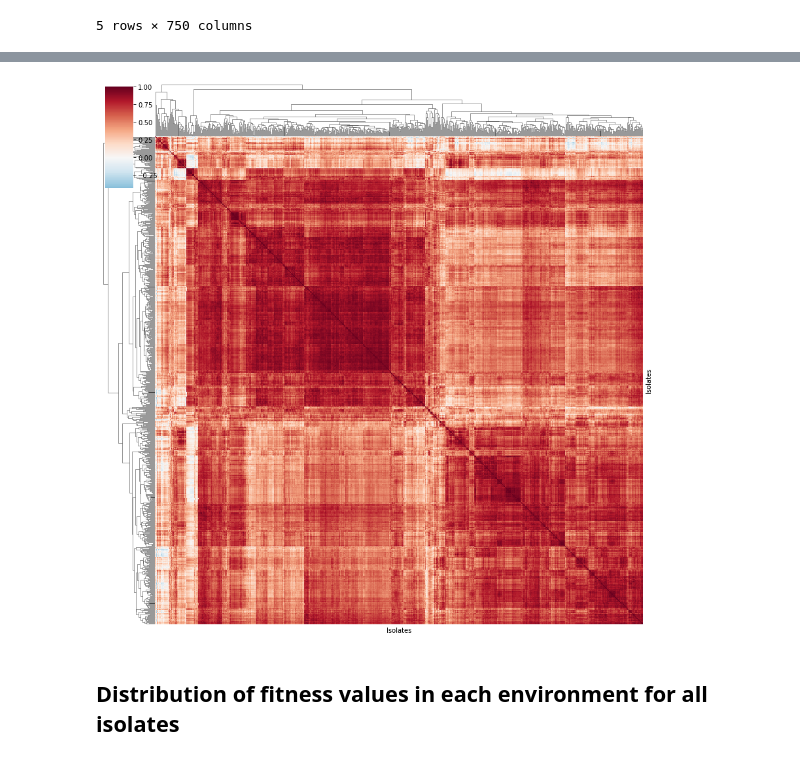
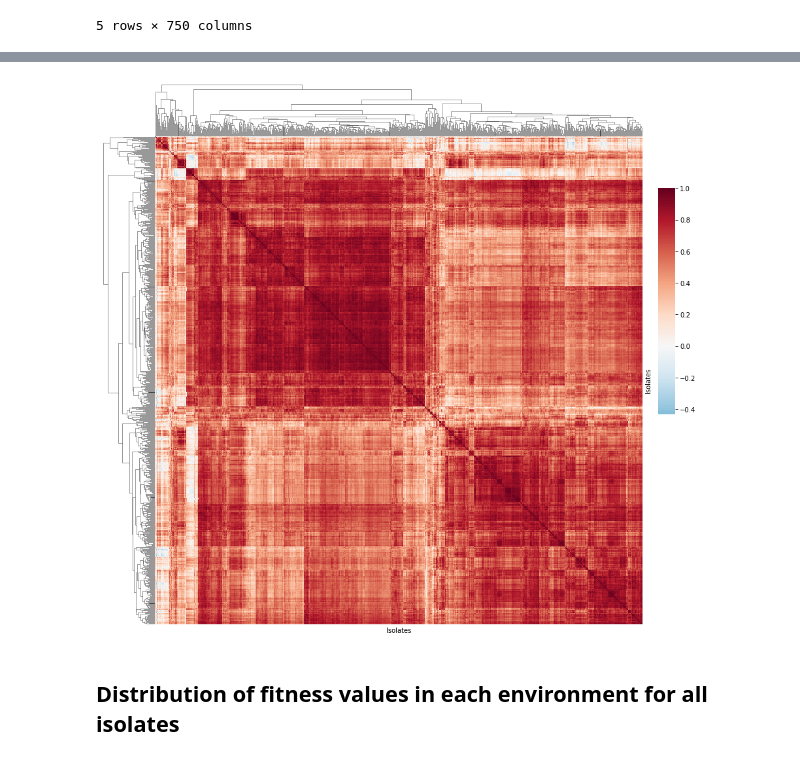
Before and after one commit to ksegaba/Yeast-Project, a Jupyter notebook: Scripts/Data_Vis/pheno_data_plots.ipynb, the cells around one changed output, grey strips where cells are left out. Saved outputs shown, nothing was run; the diff lists cells and outputs as text; code cells hidden in the pictures.

```diff
--- a/Scripts/Data_Vis/pheno_data_plots.ipynb
+++ b/Scripts/Data_Vis/pheno_data_plots.ipynb
@@ -198,13 +211,14 @@ plt.savefig("/mnt/home/seguraab/Shiu_Lab/Project/Scripts/Data_Vis/pheno_envs_cor
 # %%
 fig = sns.clustermap(pheno_corr_isolates, figsize=(12,12), cmap="RdBu_r", yticklabels=False, xticklabels=False, center=0, dendrogram_ratio=(.1, .1)) #cbar_pos=(, .7, 0.02, .2),
 ax = fig.ax_heatmap
 ax.set_xlabel("Isolates")
 ax.set_ylabel("Isolates")
 ax.tick_params(right=False, bottom=False)
-plt.tight_layout(rect=[0, 0.7, 0, 0.7]) # left, bottom, right, top
+fig.ax_cbar.set_position((1, .4, .03, .4))
+#plt.tight_layout(rect=[0, 0.7, 0, 0.7]) # left, bottom, right, top
 plt.savefig("/mnt/home/seguraab/Shiu_Lab/Project/Scripts/Data_Vis/pheno_isolates_corr.pdf", bbox_inches = "tight")
 # %% [output]
-[figure, old version]
+[figure, new version]
 # %% [markdown]
 ## Distribution of fitness values in each environment for all isolates
 # %%
```
Also changed, not shown: parts of 22 cells of this notebook.
